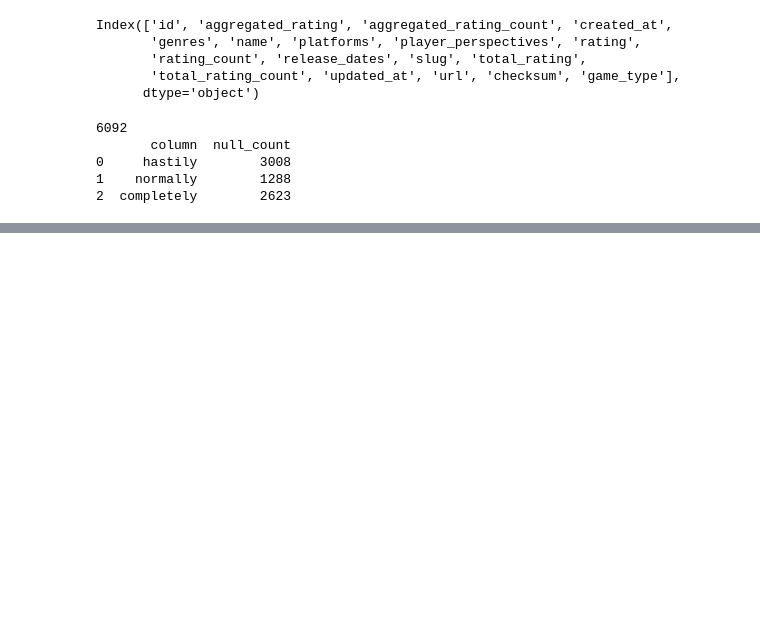
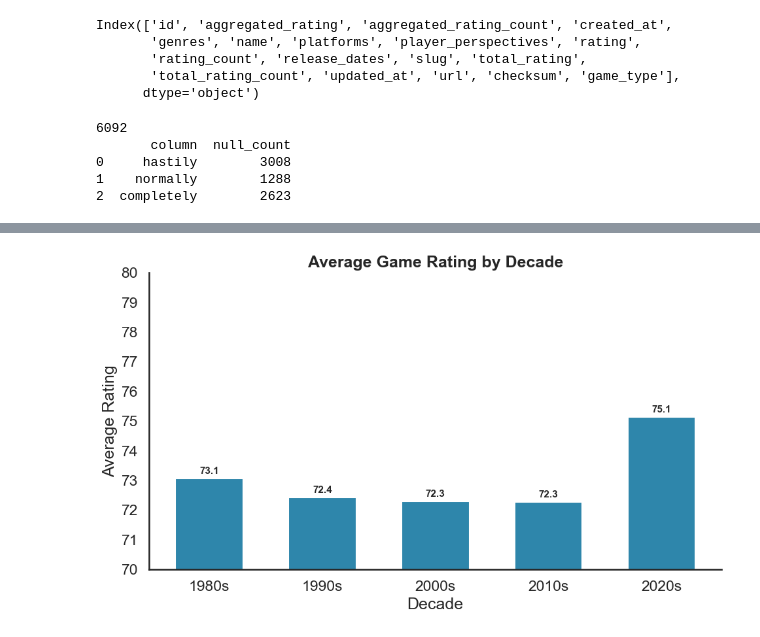
Before and after one commit to grantstarnes/h501-group6, a Jupyter notebook: videogame_null_analysis.ipynb, the cells around one changed output, grey strips where cells are left out. Drawn from its saved outputs; the diff is of its cells as text; code cells hidden in the pictures; blank space fills up the shorter version.

```diff
--- a/videogame_null_analysis.ipynb
+++ b/videogame_null_analysis.ipynb
@@ -105,0 +319,32 @@ Index: []
+# %%
+# --- Create Bar Chart ---
+sns.set_style("white")
+sns.set_context("talk")
+BRAND = "#2E86AB"
+
+fig, ax = plt.subplots(figsize=(10, 6))
+bars = ax.bar(decade_avg["decade"], decade_avg["avg_rating"], color=BRAND, width=0.6)
+
+# Label each bar with value
+for bar in bars:
+    height = bar.get_height()
+    ax.annotate(f"{height:.1f}",
+                xy=(bar.get_x() + bar.get_width()/2, height),
+                xytext=(0, 5), textcoords="offset points",
+                ha="center", fontsize=11, fontweight="bold")
+
+# clean visuals
+sns.despine(ax=ax, top=True, right=True)
+ax.grid(False)
+ax.set_xlabel("Decade")
+ax.set_ylabel("Average Rating")
+ax.set_title("Average Game Rating by Decade", fontweight="bold")
+
+# Adjust Y-axis range and ticks
+ax.set_ylim(70, 80)
+ax.set_yticks(np.arange(70, 81, 1))
+
+plt.tight_layout()
+plt.show()
+# %% [output]
+[figure, added]
```
Also changed, not shown: parts of 9 cells of this notebook.
